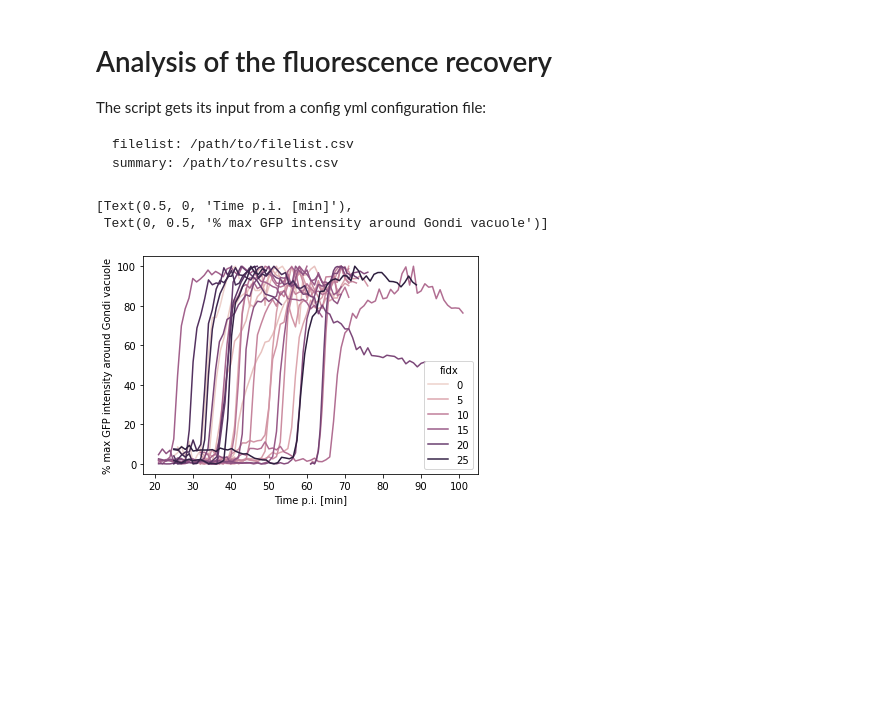
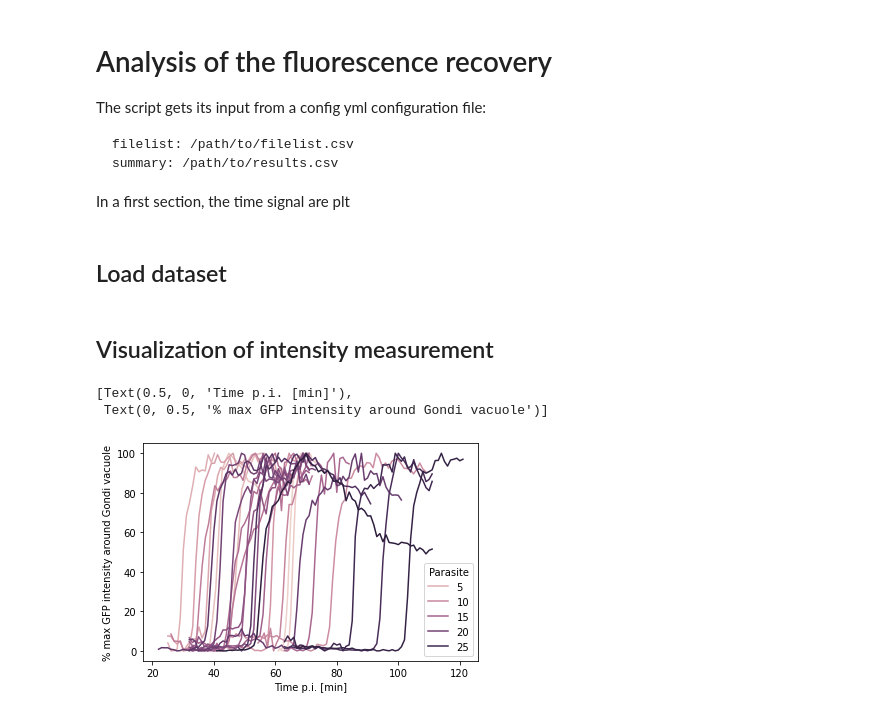
Before and after one commit to jboulanger/imagej-macro, a Jupyter notebook: Pararsite_Coat/Analyze Results.ipynb, the cells around one changed output. Cells and saved outputs as stored; diff of their text form; code cells hidden in the pictures; blank space fills up the shorter version.

````diff
--- a/Pararsite_Coat/Analyze Results.ipynb
+++ b/Pararsite_Coat/Analyze Results.ipynb
@@ -6,6 +6,10 @@ The script gets its input from a config yml configuration file:
 filelist: /path/to/filelist.csv
 summary: /path/to/results.csv
 ```
+
+In a first section, the time signal are plt
+# %% [markdown]
+## Load dataset
 # %%
 from pathlib import Path
 import yaml
@@ -20,22 +33,28 @@ with open('config.yml', 'r') as file:
 # %%
-filelist = pd.read_csv(config['filelist'])
+# load the individual csv files
+df = []
 folder = Path(config['filelist']).parent
-df = []
 for k,row in enumerate(filelist.iloc):
     path = folder / row['Filename'].replace('.tif','-profile.csv')
     tmp = pd.read_csv(path)
-    tmp['fidx'] = k
+    tmp['Parasite'] = row['Parasite']
     tmp['file'] = row['Filename']
     x = tmp['Mean intensity']
     tmp['Normalized intensity'] = 100 * (x - x.min()) / (x.max() -x.min())
     m = tmp['Model']
-    tmp['Normalized model'] = 100 * (m - m.min()) / (m.max() - m.min())
+    tmp['Normalized model'] = 100 * (m - x.min()) / (x.max() - x.min())
     df.append(tmp)
 df = pd.concat(df,ignore_index=True)
-sns.lineplot(data=df, x='Time [min]', y='Normalized intensity', hue='fidx')
-plt.gca().set(xlabel='Time p.i. [min]',ylabel='% max GFP intensity around Gondi vacuole')
-# %% [output]
-[Text(0.5, 0, 'Time p.i. [min]'),
- Text(0, 0.5, '% max GFP intensity around Gondi vacuole')]
-[figure, removed]
+# %% [markdown]
+## Visualization of intensity measurement
+# %%
+import matplotlib.pyplot as plt
+import seaborn as sns
+
+sns.lineplot(data=df, x='Time [min]', y='Normalized intensity', hue='Parasite')
+plt.gca().set(xlabel='Time p.i. [min]',ylabel='% max GFP intensity around Gondi vacuole')
+# %% [output]
+[Text(0.5, 0, 'Time p.i. [min]'),
+ Text(0, 0.5, '% max GFP intensity around Gondi vacuole')]
+[figure, added]
 # %%
````
Also changed, not shown: parts of 22 cells of this notebook, 1 other file.
